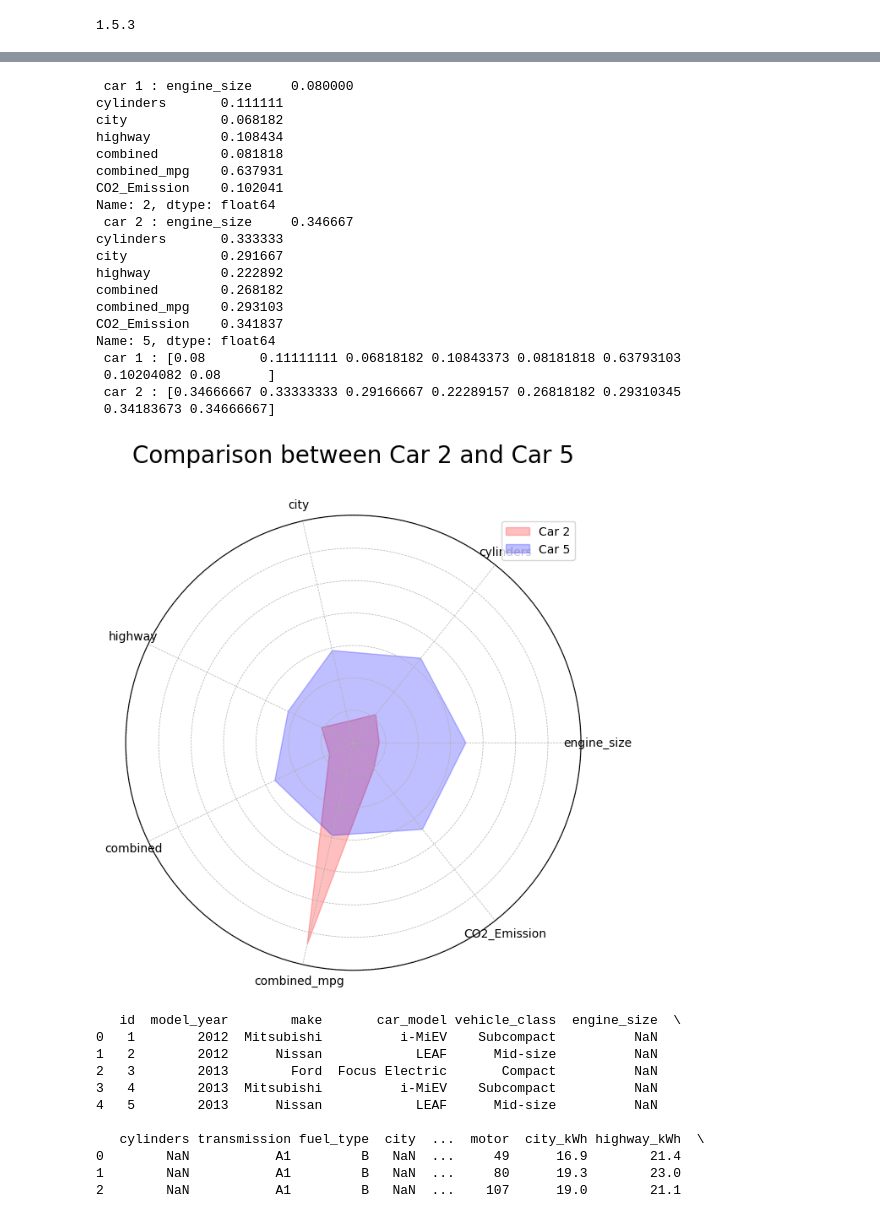
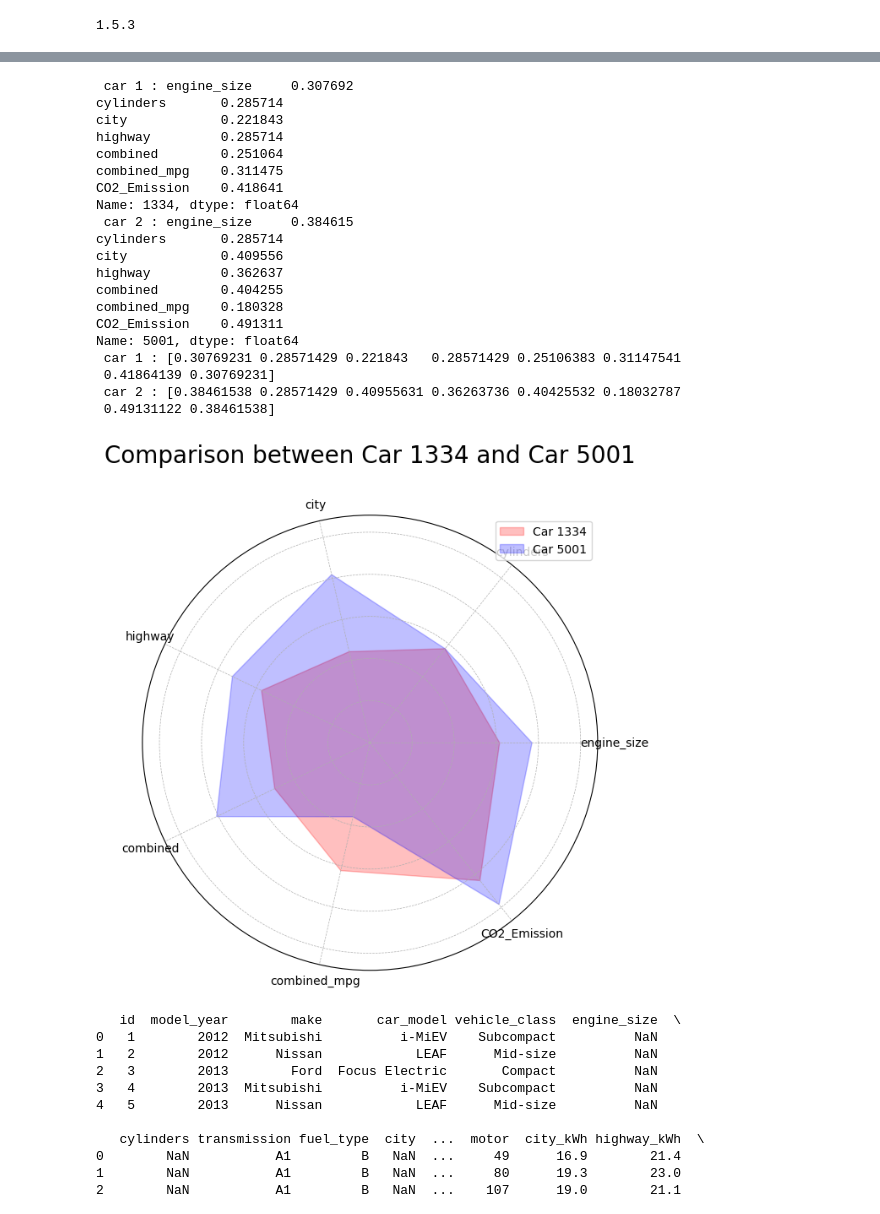
Before and after one commit to xahin96/ADT, a Jupyter notebook: data_analysis_db.ipynb, the cells around one changed output, grey strips where cells are left out. Drawn from its saved outputs; the diff is of its cells as text; code cells hidden in the pictures.

```diff
--- a/data_analysis_db.ipynb
+++ b/data_analysis_db.ipynb
@@ -263,52 +277,52 @@ def plot_radar_chart(car1_id, car2_id, data):
     ax.fill(angles, car1_data, color='red', alpha=0.25, label=f'Car {car1_id}')
     ax.fill(angles, car2_data, color='blue', alpha=0.25, label=f'Car {car2_id}')
 
     # Add legend
     ax.legend(loc='upper right', fontsize='medium')
 
     # Add labels
     ax.set_yticklabels([])
     ax.set_xticks(angles[:-1])
     ax.set_xticklabels(attributes)
 
     print(f" car 1 : {car1_data}")
     print(f" car 2 : {car2_data}")
 
     # Setting range for the radar chart
     ax.set_ylim(0, max(max(car1_data), max(car2_data)) * 1.1)
 
     # Adding title
     plt.title(f'Comparison between Car {car1_id} and Car {car2_id}', size=20, color='black', y=1.1)
 
     # Improve aesthetics
     plt.grid(True, linestyle='--', linewidth=0.5)
 
     plt.show()
 
 # Example usage
 # Assuming 'data' is a DataFrame containing the necessary information
 # Replace 'data' with your actual DataFrame name
 # Replace 'car1_id' and 'car2_id' with the IDs of the cars you want to compare
-plot_radar_chart(2, 5, transforemer)
+plot_radar_chart(1334, 5001, transforemer)
 # %% [output]
- car 1 : engine_size     0.080000
-cylinders       0.111111
-city            0.068182
-highway         0.108434
-combined        0.081818
-combined_mpg    0.637931
-CO2_Emission    0.102041
-Name: 2, dtype: float64
- car 2 : engine_size     0.346667
-cylinders       0.333333
-city            0.291667
-highway         0.222892
-combined        0.268182
-combined_mpg    0.293103
-CO2_Emission    0.341837
-Name: 5, dtype: float64
- car 1 : [0.08       0.11111111 0.06818182 0.10843373 0.08181818 0.63793103
- 0.10204082 0.08      ]
- car 2 : [0.34666667 0.33333333 0.29166667 0.22289157 0.26818182 0.29310345
- 0.34183673 0.34666667]
+ car 1 : engine_size     0.307692
+cylinders       0.285714
+city            0.221843
+highway         0.285714
+combined        0.251064
+combined_mpg    0.311475
+CO2_Emission    0.418641
+Name: 1334, dtype: float64
+ car 2 : engine_size     0.384615
+cylinders       0.285714
+city            0.409556
+highway         0.362637
+combined        0.404255
+combined_mpg    0.180328
+CO2_Emission    0.491311
+Name: 5001, dtype: float64
+ car 1 : [0.30769231 0.28571429 0.221843   0.28571429 0.25106383 0.31147541
+ 0.41864139 0.30769231]
+ car 2 : [0.38461538 0.28571429 0.40955631 0.36263736 0.40425532 0.18032787
+ 0.49131122 0.38461538]
-[figure, old version]
+[figure, new version]
```
Also changed, not shown: parts of 8 cells of this notebook, 19 other files.
